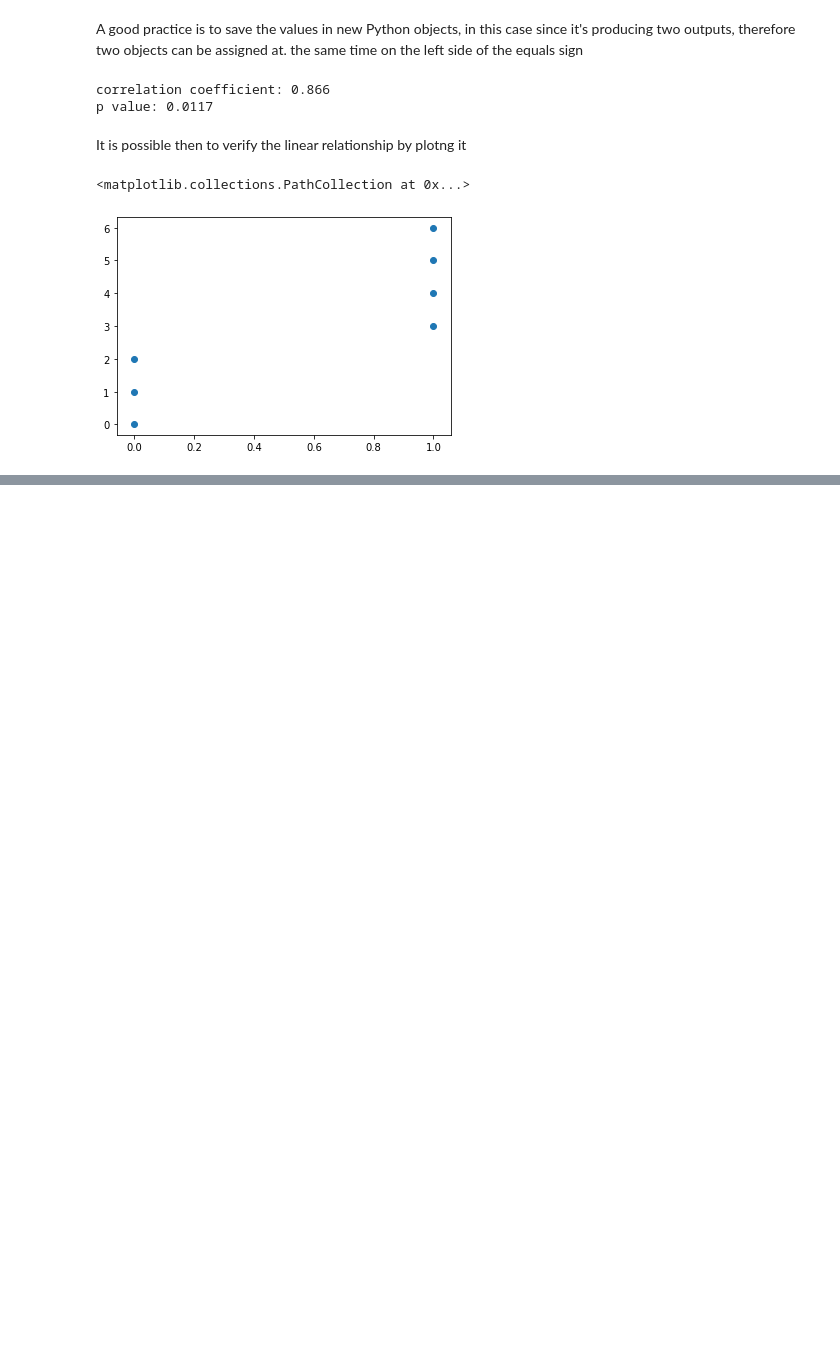
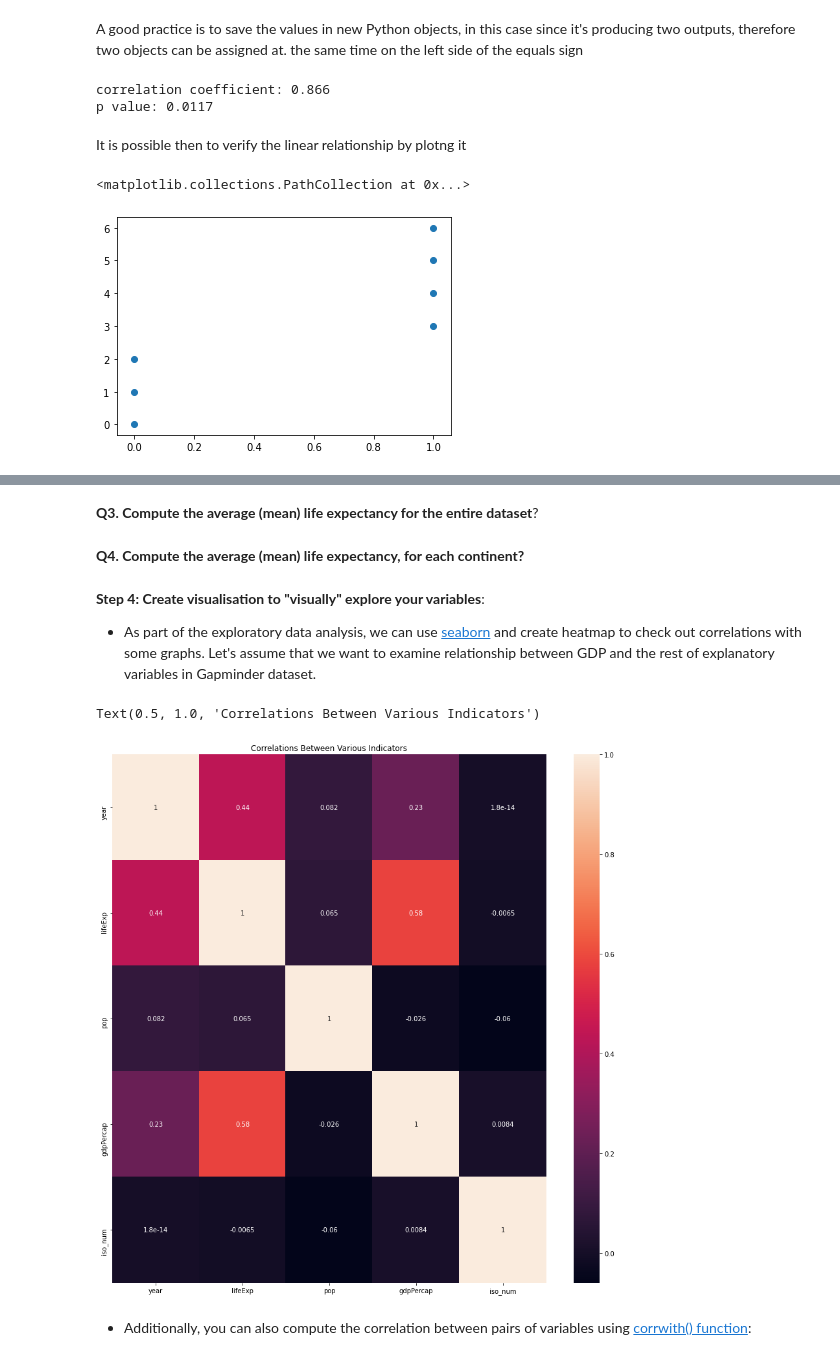
Before and after one commit to MaastrichtU-IDS/global-studies, a Jupyter notebook: semester2/notebooks/3.2-NHST-advanced-with-python.ipynb, the cells around one changed output, grey strips where cells are left out. Cells and saved outputs as stored; diff of their text form; code cells hidden in the pictures; blank space fills up the shorter version.

Commit message:
draft version 3.1 notebook

```diff
--- a/semester2/notebooks/3.2-NHST-advanced-with-python.ipynb
+++ b/semester2/notebooks/3.2-NHST-advanced-with-python.ipynb
@@ -82,0 +111,4 @@ plt.scatter(X,Y)
+# %%
+# From computer (the file is in the same folder than this notebook)
+url = 'gapminder.csv'
+df = pd.read_csv(url)
@@ -82,0 +129,16 @@ plt.scatter(X,Y)
+# %% [markdown]
+**Q3. Compute the average (mean) life expectancy for the entire dataset**?
+# %% [markdown]
+**Q4. Compute the average (mean) life expectancy, for each continent?**
+# %% [markdown]
+**Step 4: Create visualisation to "visually" explore your variables**:
++ As part of the exploratory data analysis, we can use [seaborn](https://seaborn.pydata.org/generated/seaborn.heatmap.html) and create heatmap to check out correlations with some graphs. Let's assume that we want to examine relationship between GDP and the rest of explanatory variables in Gapminder dataset.
+# %%
+plt.figure(figsize = (15,15))
+sns.heatmap(df.corr(), annot = True)
+plt.title('Correlations Between Various Indicators')
+# %% [output]
+Text(0.5, 1.0, 'Correlations Between Various Indicators')
+[figure, added]
+# %% [markdown]
++ Additionally, you can also compute the correlation between pairs of variables using [corrwith() function](https://pandas.pydata.org/docs/reference/api/pandas.DataFrame.corrwith.html):
```
Also changed, not shown: parts of 41 cells of this notebook, 3 other files.
